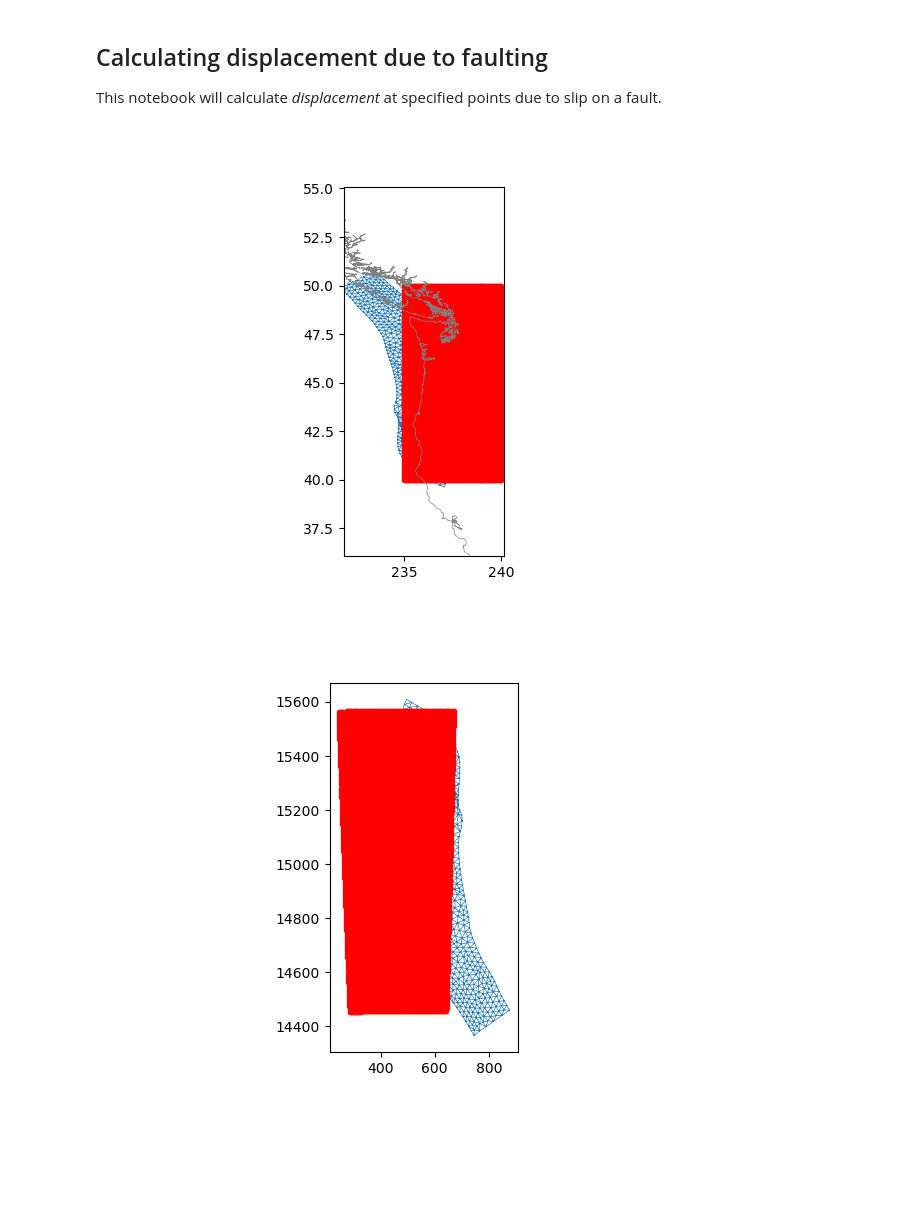
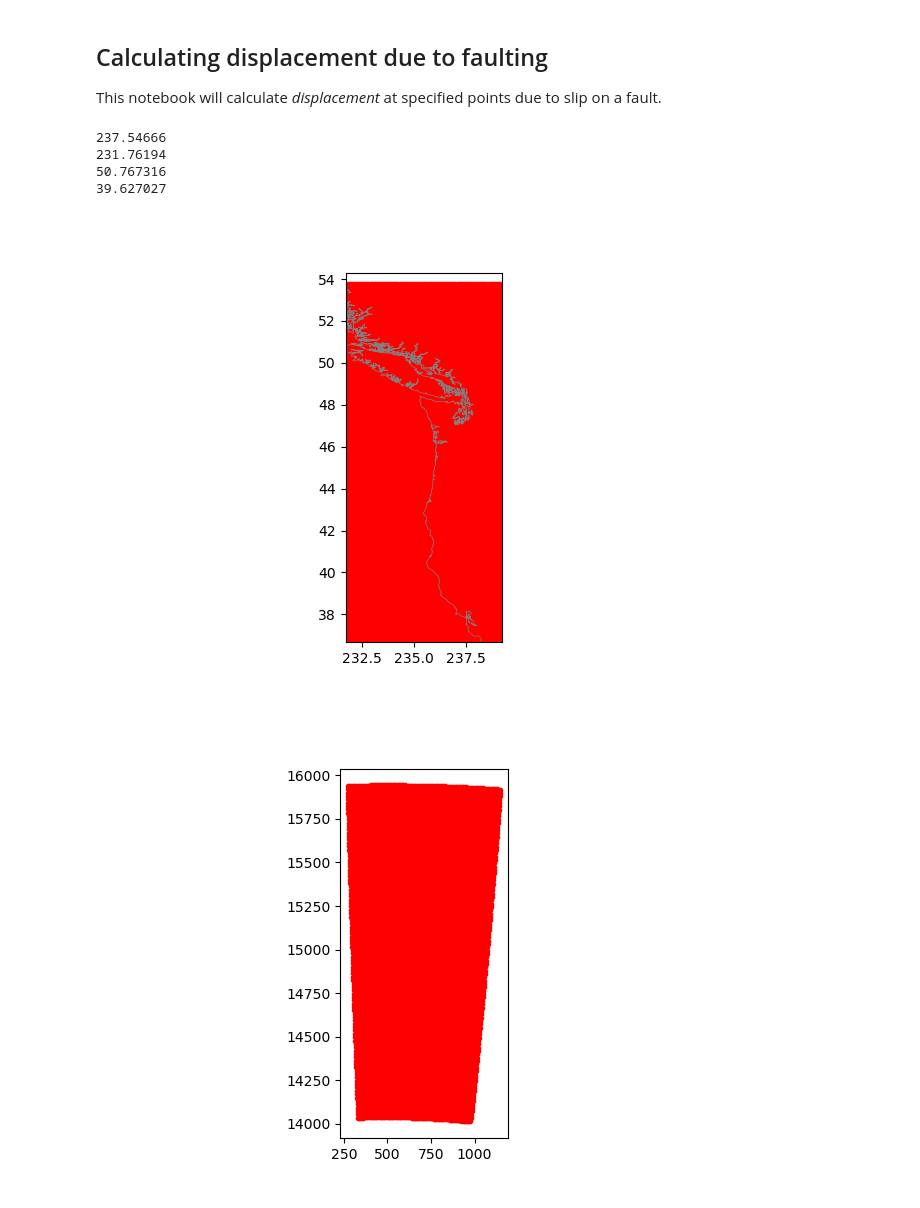
Before and after one commit to jazminemsjordan/fault_displacement, a Jupyter notebook: meshtesting.ipynb, the cells around one changed output. Drawn from its saved outputs; the diff is of its cells as text; code cells hidden in the pictures; blank space fills up the shorter version.

Commit message:
cascadia grid setup

```diff
--- a/meshtesting.ipynb
+++ b/meshtesting.ipynb
@@ -38,8 +38,9 @@ def wrap2360(lon):
     return lon
 # %%
 # Read in source fault
-filename = "cascadia.msh"
+# filename = "cascadia.msh"
 # filename = "japan.msh"
+filename = "saux_50km_lon_lat.msh"
 mesh = dict()
 meshobj = meshio.read(filename)
 mesh["file_name"] = filename
@@ -71,12 +72,25 @@ mesh["dip_flag"] = mesh["dip"] != 90
 # Set up grid where vertical displacement will be calculated
 
 # Cascadia range
-xs = np.linspace(235, 240, 100)
-ys = np.linspace(40, 50, 100)
+# xs = np.linspace(235, 240, 100)
+# ys = np.linspace(40, 50, 100)
 
 # Hokkaido range
 # xs = np.linspace(143, 146.5, 100)
 # ys = np.linspace(41, 43.5, 100)
+
+# any range
+high_x = np.max(mesh["points"][:, 0])
+low_x = np.min(mesh["points"][:, 0])
+high_y = np.max(mesh["points"][:, 1])
+low_y = np.min(mesh["points"][:, 1])
+print(high_x)
+print(low_x)
+print(high_y)
+print(low_y)
+num_points = 100
+xs = np.linspace(low_x - 2, high_x + 2, num_points)
+ys = np.linspace(low_y - 3, high_y + 3, num_points)
 
 # Reshape grid
 obsx, obsy = np.meshgrid(xs, ys)
@@ -115,32 +129,36 @@ ymin = np.mean(mesh["points"][:, 1]) - 3*np.std(mesh["points"][:, 1])
 ymax = np.mean(mesh["points"][:, 1]) + 3*np.std(mesh["points"][:, 1])
 # Read in coastline file
 coast = pd.read_csv("coastline.csv")
 # Define the figure and its axis
 fig, ax = plt.subplots()
 # Draw the fault
 ax.triplot(mesh["points"][:, 0], mesh["points"][:, 1], mesh["verts"], linewidth=0.5)
 # Add grid points
 ax.plot(pts[:, 0], pts[:, 1], '.r')
 # Add coastline
 ax.plot(coast.lon+360*(1-lon_corr), coast.lat, color="gray", linewidth=0.5)
 ax.set(xlim=(xmin, xmax), ylim=(ymin, ymax), aspect='equal')
 plt.show()
 
 # Make another plot, showing fault and grid in Cartesian coordinates
 fig, ax = plt.subplots()
 ax.triplot(cart_fault_pts[:,0], cart_fault_pts[:, 1], mesh["verts"], linewidth=0.5)
 ax.plot(cart_grid_pts[:, 0], cart_grid_pts[:, 1], '.r')
 ax.set(aspect="equal")
 plt.show()
 
 # Show elements colored by strike
 fig, ax = plt.subplots()
 # Draw the fault
 ax.tripcolor(mesh["points"][:, 0], mesh["points"][:, 1], mesh["verts"], facecolors=mesh["strike"])
 # Add coastline
 ax.plot(coast.lon+360*(1-lon_corr), coast.lat, color="gray", linewidth=0.5)
 ax.set(xlim=(xmin, xmax), ylim=(ymin, ymax), aspect='equal')
 plt.show()
 # %% [output]
+237.54666
+231.76194
+50.767316
+39.627027
-[figure, old version]
+[figure, new version]
-[figure, old version]
+[figure, new version]
```
Also changed, not shown: parts of 7 cells of this notebook, 7 other files.
